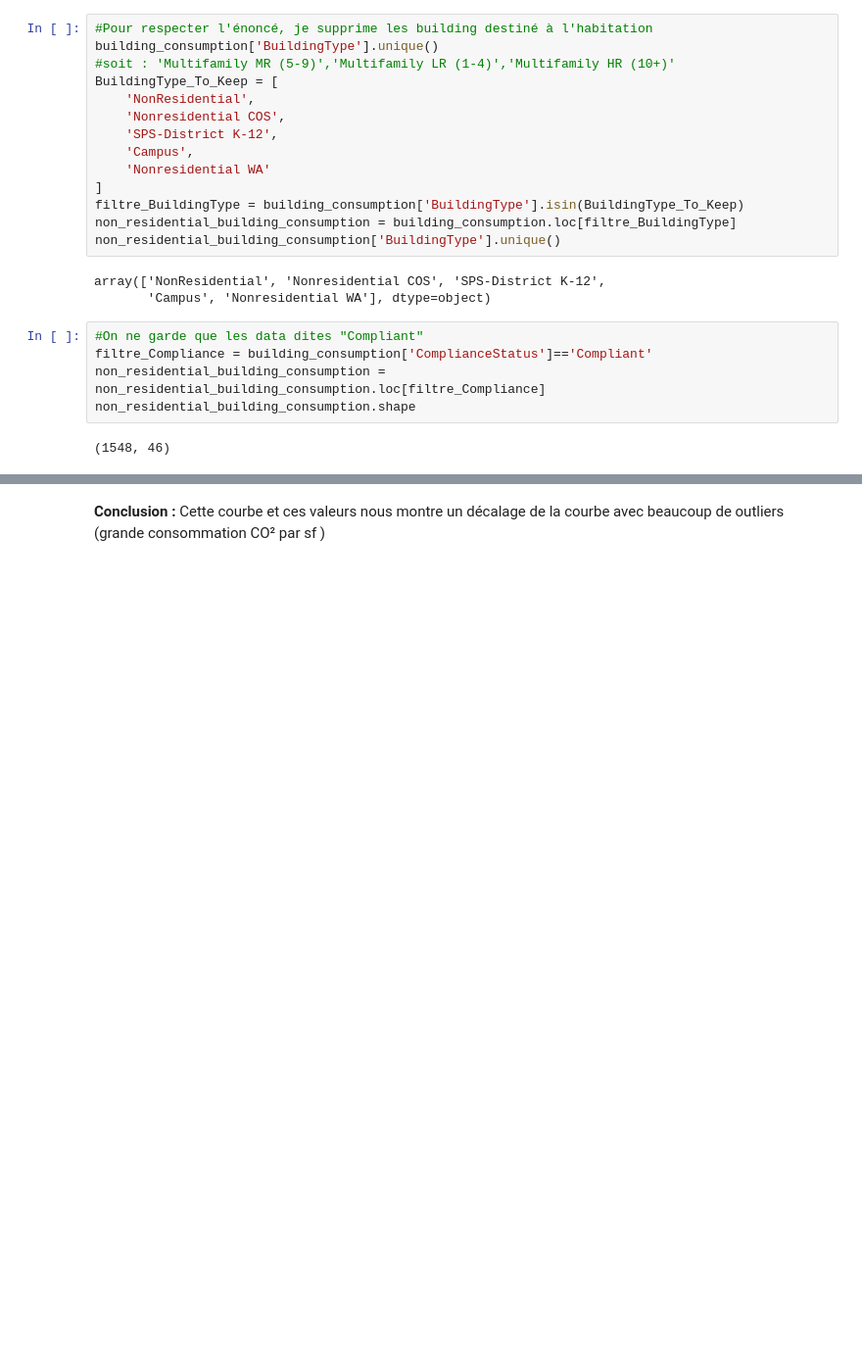
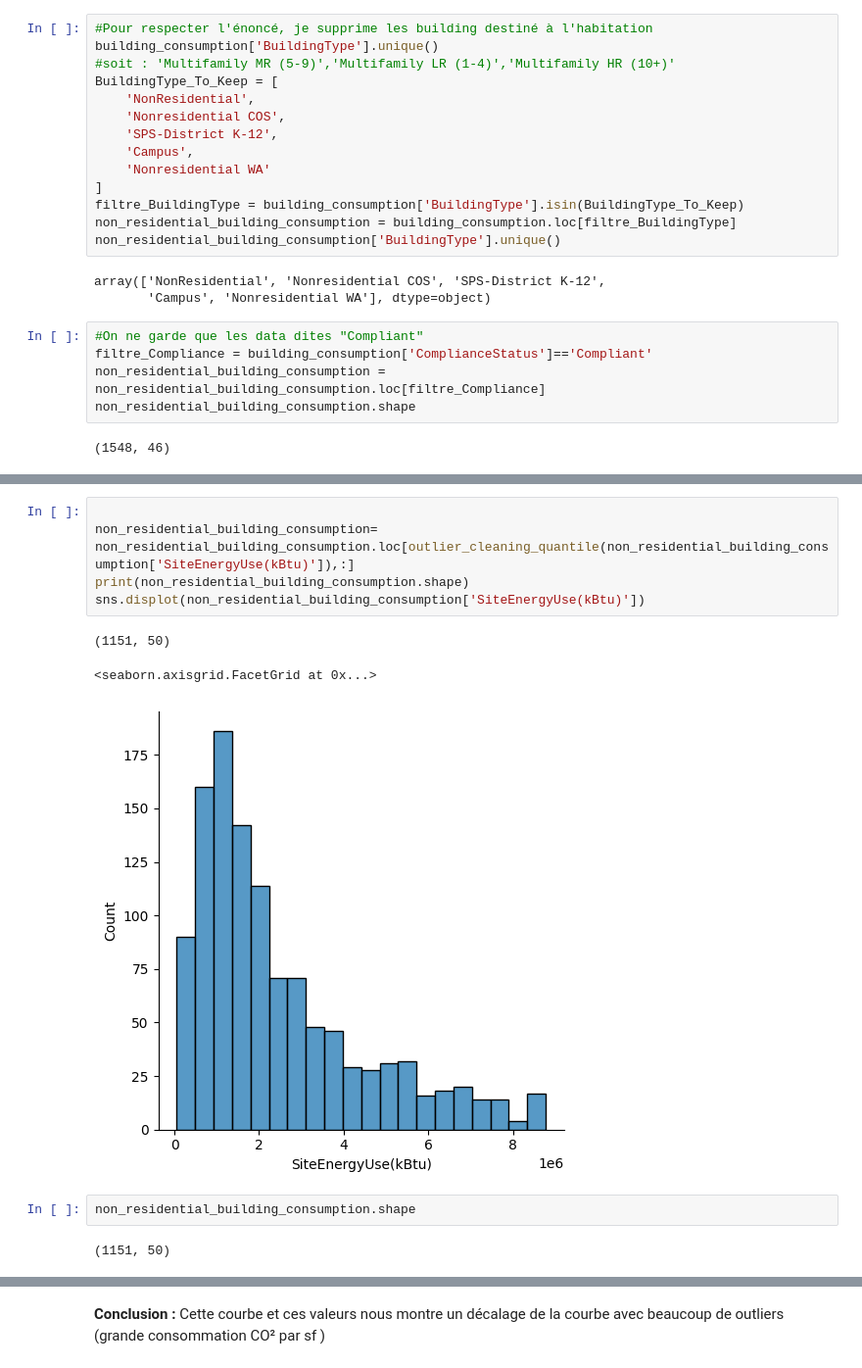
Before and after one commit to RandomFab/SEATLE, a Jupyter notebook: P3_template_modelistation_supervisee_data_scientist.ipynb, the cells around one changed output, grey strips where cells are left out. Shown at 98% size. Drawn from its saved outputs; the diff is of its cells as text; blank space fills up the shorter version.

```diff
--- a/P3_template_modelistation_supervisee_data_scientist.ipynb
+++ b/P3_template_modelistation_supervisee_data_scientist.ipynb
@@ -105,0 +182,13 @@ kurtosis : 230.05242527067068
+# %%
+
+non_residential_building_consumption= non_residential_building_consumption.loc[outlier_cleaning_quantile(non_residential_building_consumption['SiteEnergyUse(kBtu)']),:]
+print(non_residential_building_consumption.shape)
+sns.displot(non_residential_building_consumption['SiteEnergyUse(kBtu)'])
+# %% [output]
+(1151, 50)
+<seaborn.axisgrid.FacetGrid at 0x...>
+[figure, added]
+# %%
+non_residential_building_consumption.shape
+# %% [output]
+(1151, 50)
```
Also changed, not shown: parts of 18 cells of this notebook.
